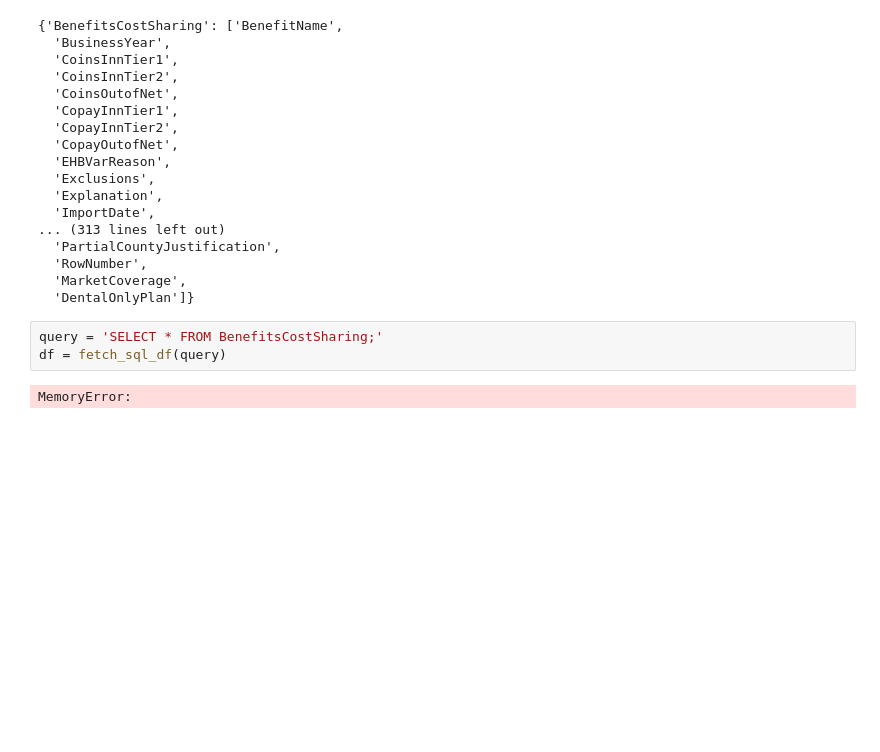
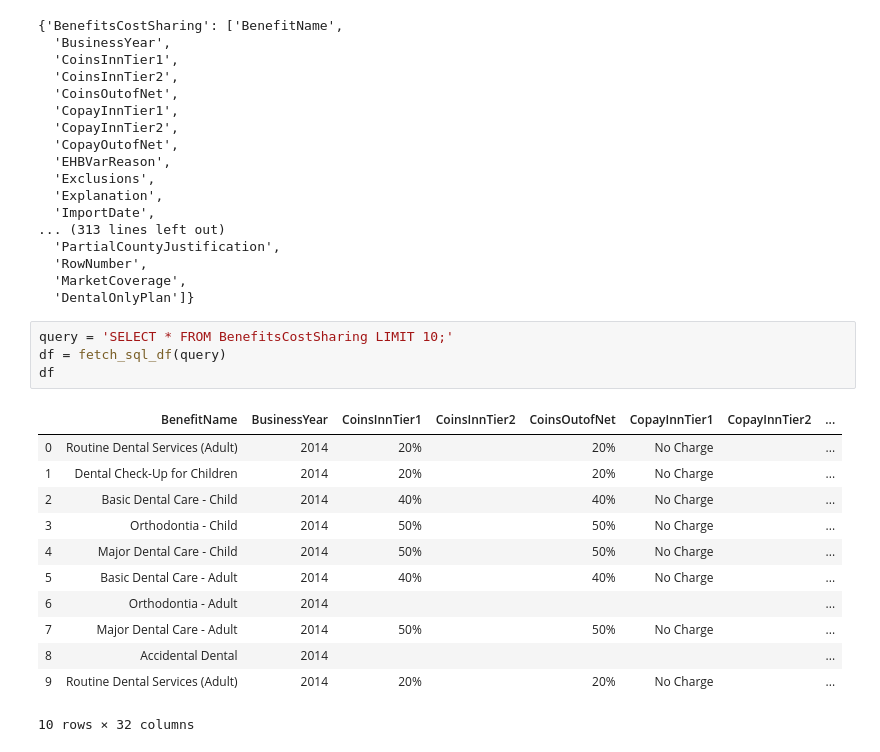
Before and after one commit to willjdew/Health_Insurance_Marketplace, a Jupyter notebook: notebooks/Health_Insurance.ipynb, the cells around one changed output. Drawn from its saved outputs; the diff is of its cells as text; blank space fills up the shorter version.

```diff
--- a/notebooks/Health_Insurance.ipynb
+++ b/notebooks/Health_Insurance.ipynb
@@ -76,7 +76,19 @@ table_columns
   'MarketCoverage',
   'DentalOnlyPlan']}
 # %%
-query = 'SELECT * FROM BenefitsCostSharing;'
+query = 'SELECT * FROM BenefitsCostSharing LIMIT 10;'
 df = fetch_sql_df(query)
+df
 # %% [output]
+|  | BenefitName | BusinessYear | CoinsInnTier1 | CoinsInnTier2 | CoinsOutofNet | CopayInnTier1 | CopayInnTier2 | ... |
+| 0 | Routine Dental Services (Adult) | 2014 | 20% |  | 20% | No Charge |  | ... |
+| 1 | Dental Check-Up for Children | 2014 | 20% |  | 20% | No Charge |  | ... |
+| 2 | Basic Dental Care - Child | 2014 | 40% |  | 40% | No Charge |  | ... |
+| 3 | Orthodontia - Child | 2014 | 50% |  | 50% | No Charge |  | ... |
+| 4 | Major Dental Care - Child | 2014 | 50% |  | 50% | No Charge |  | ... |
+| 5 | Basic Dental Care - Adult | 2014 | 40% |  | 40% | No Charge |  | ... |
+| 6 | Orthodontia - Adult | 2014 |  |  |  |  |  | ... |
+| 7 | Major Dental Care - Adult | 2014 | 50% |  | 50% | No Charge |  | ... |
+| 8 | Accidental Dental | 2014 |  |  |  |  |  | ... |
+| 9 | Routine Dental Services (Adult) | 2014 | 20% |  | 20% | No Charge |  | ... |
-MemoryError:
+10 rows × 32 columns
```
Also changed, not shown: parts of 7 cells of this notebook.
